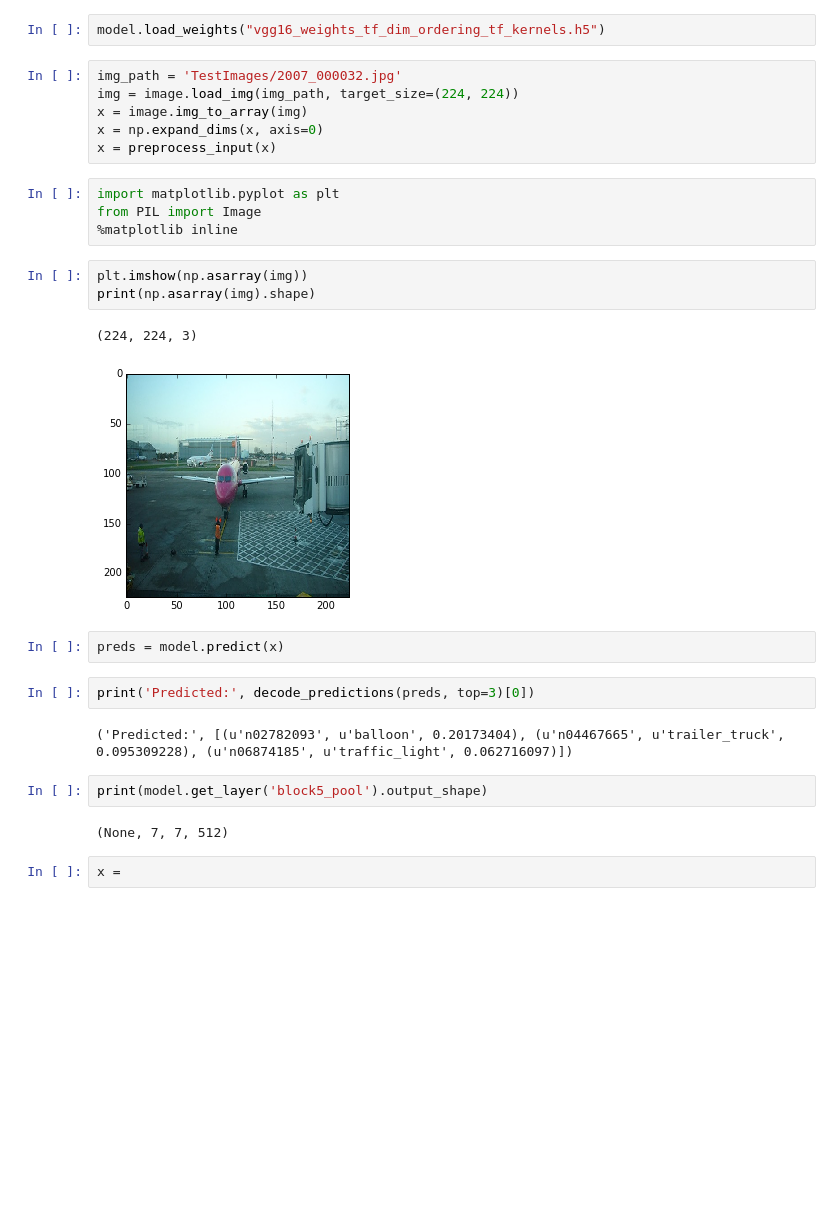
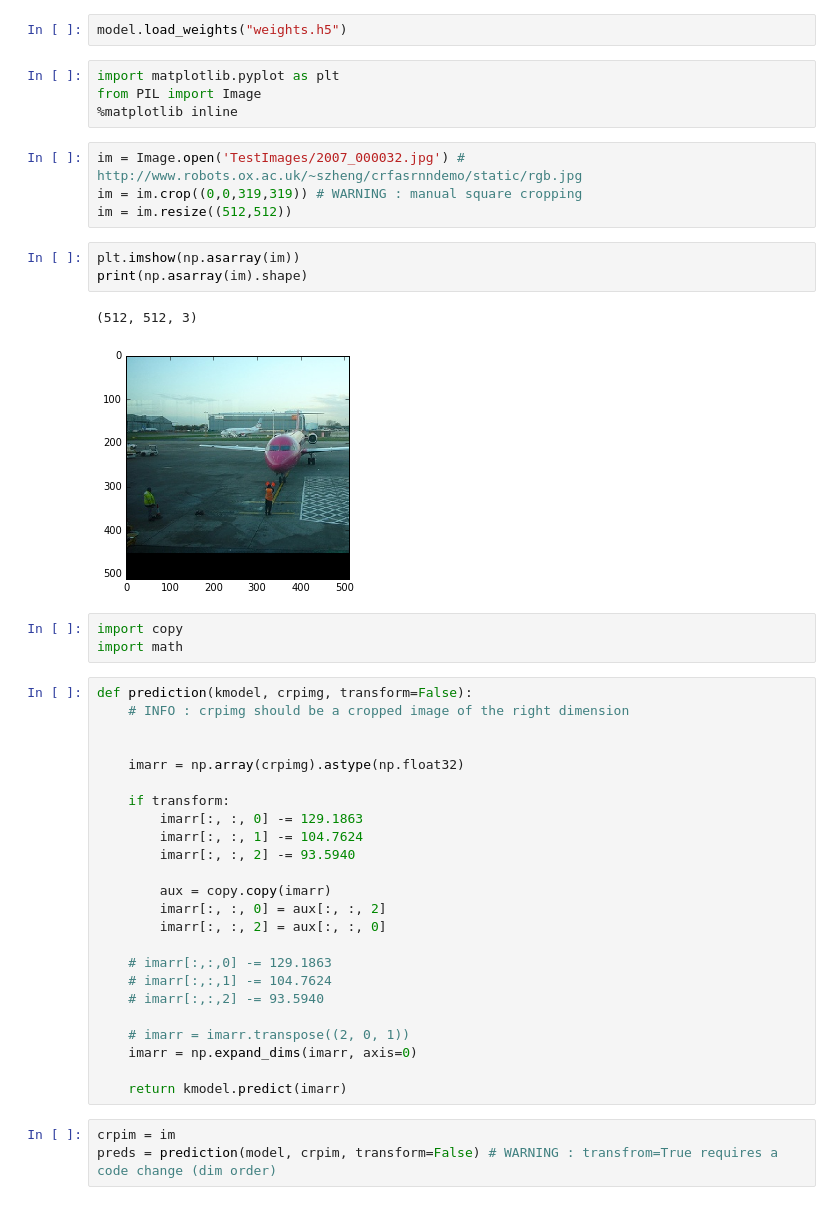
Before and after one commit to Gurupradeep/FCN-for-Semantic-Segmentation, a Jupyter notebook: FCN-Keras.ipynb, the cells around one changed output. Drawn from its saved outputs; the diff is of its cells as text; blank space fills up the shorter version.

```diff
--- a/FCN-Keras.ipynb
+++ b/FCN-Keras.ipynb
@@ -14,30 +84,46 @@ KeyboardInterrupt:
 # %%
-model.load_weights("vgg16_weights_tf_dim_ordering_tf_kernels.h5")
+model.load_weights("weights.h5")
-# %%
-img_path = 'TestImages/2007_000032.jpg'
-img = image.load_img(img_path, target_size=(224, 224))
-x = image.img_to_array(img)
-x = np.expand_dims(x, axis=0)
-x = preprocess_input(x)
 # %%
 import matplotlib.pyplot as plt
 from PIL import Image
 %matplotlib inline
+# %%
+im = Image.open('TestImages/2007_000032.jpg') # http://www.robots.ox.ac.uk/~szheng/crfasrnndemo/static/rgb.jpg
+im = im.crop((0,0,319,319)) # WARNING : manual square cropping
+im = im.resize((512,512))
 # %%
-plt.imshow(np.asarray(img))
-print(np.asarray(img).shape)
+plt.imshow(np.asarray(im))
+print(np.asarray(im).shape)
 # %% [output]
-(224, 224, 3)
+(512, 512, 3)
-[figure, old version]
+[figure, new version]
-# %%
-preds = model.predict(x)
-# %%
-print('Predicted:', decode_predictions(preds, top=3)[0])
-# %% [output]
-('Predicted:', [(u'n02782093', u'balloon', 0.20173404), (u'n04467665', u'trailer_truck', 0.095309228), (u'n06874185', u'traffic_light', 0.062716097)])
-# %%
-print(model.get_layer('block5_pool').output_shape)
-# %% [output]
-(None, 7, 7, 512)
-# %%
-x =
+# %%
+import copy
+import math
+# %%
+def prediction(kmodel, crpimg, transform=False):
+	# INFO : crpimg should be a cropped image of the right dimension
+
+
+	imarr = np.array(crpimg).astype(np.float32)
+
+	if transform:
+		imarr[:, :, 0] -= 129.1863
+		imarr[:, :, 1] -= 104.7624
+		imarr[:, :, 2] -= 93.5940
+
+		aux = copy.copy(imarr)
+		imarr[:, :, 0] = aux[:, :, 2]
+		imarr[:, :, 2] = aux[:, :, 0]
+
+	# imarr[:,:,0] -= 129.1863
+	# imarr[:,:,1] -= 104.7624
+	# imarr[:,:,2] -= 93.5940
+
+	# imarr = imarr.transpose((2, 0, 1))
+	imarr = np.expand_dims(imarr, axis=0)
+
+	return kmodel.predict(imarr)
+# %%
+crpim = im
+preds = prediction(model, crpim, transform=False) # WARNING : transfrom=True requires a code change (dim order)
```
Also changed, not shown: parts of 6 cells of this notebook.
